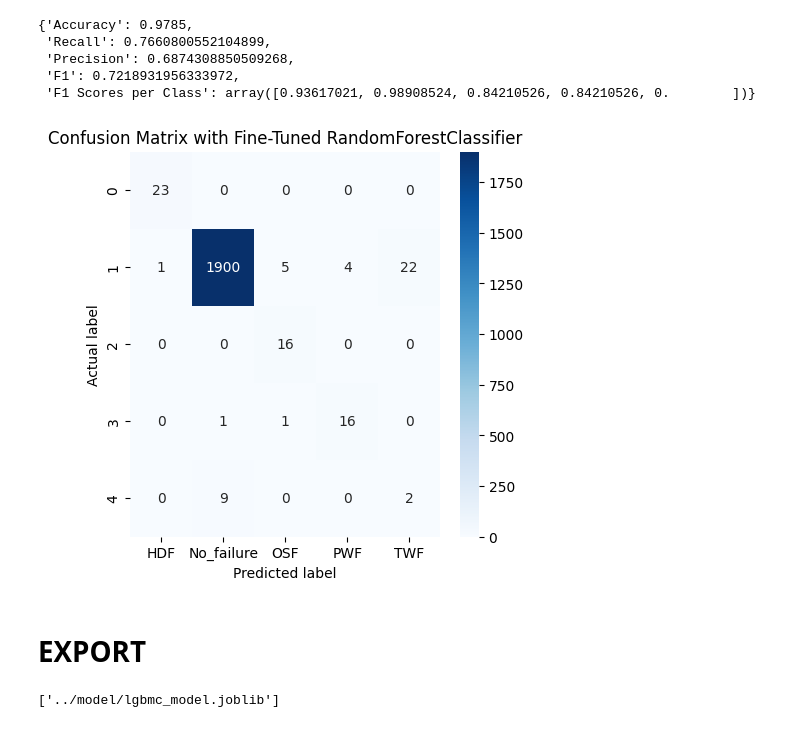
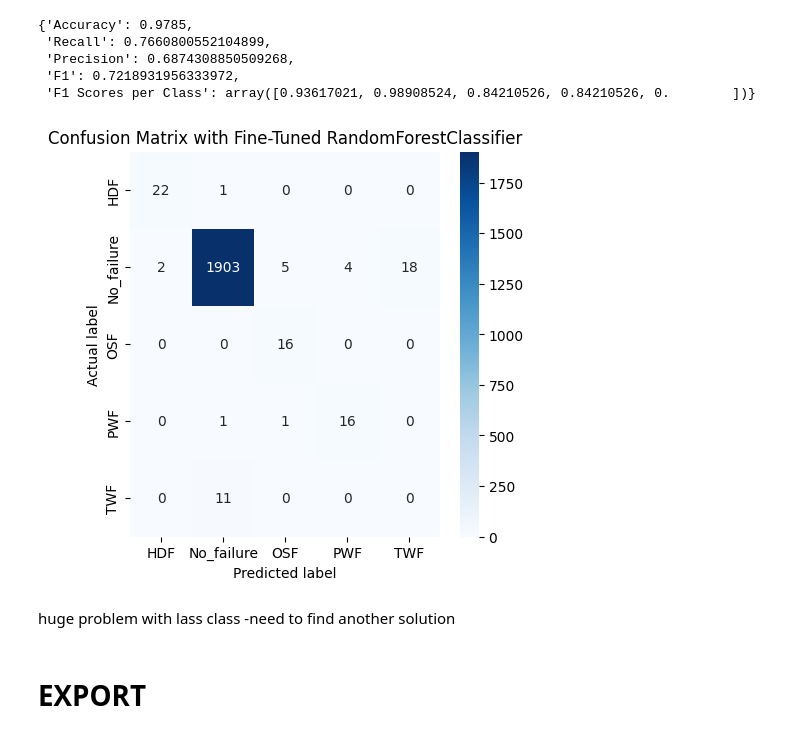
Before and after one commit to Konarovic/Maintenance, a Jupyter notebook: notebook/1_exploration.ipynb, the cells around one changed output. Drawn from its saved outputs; the diff is of its cells as text; code cells hidden in the pictures.

Commit message:
best model update

```diff
--- a/notebook/1_exploration.ipynb
+++ b/notebook/1_exploration.ipynb
@@ -688,13 +709,2 @@ ValueError: Classification metrics can't handle a mix of multiclass and multicla
 # %% [markdown]
 ### SVC
-# %%
-svc = SVC(kernel='rbf', class_weight='balanced')
-svc.fit(X_train_resampled, y_train_encoded)
-
-y_pred_svc = svc.predict(X_test)
-
-f1_svc = f1_score(y_test_encoded, y_pred_svc, average='weighted')
-print("F1 score:", f1_svc)
-
-predictions_svc = label_encoder.inverse_transform(y_pred_svc)
-print(classification_report(y_test_encoded, predictions_svc))
@@ -713,0 +711,11 @@ weighted avg       0.97      0.68      0.79      2000
+# %%
+svc_clf = SVC(kernel='rbf', C=1.0)
+svc_clf.fit(X_train_resampled, y_train_encoded)
+
+y_test_encoded_svc = label_encoder.transform(y_test)
+
+# Prédire sur les données de test
+y_pred_svc = svc_clf.predict(X_test)
+
+# Calculer les métriques
+print(classification_report(y_test_encoded_svc, y_pred_svc))
@@ -713,0 +734,15 @@ weighted avg       0.97      0.68      0.79      2000
+# %%
+# test CSV custom weight
+
+class_weights = {0: 4, 1: 2, 2: 3, 3: 2, 4: 4}
+
+svc_clf_cw = SVC(kernel='rbf', C=1.0, class_weight=class_weights)
+svc_clf_cw.fit(X_train_resampled, y_train_encoded)
+
+y_test_encoded_svc_cw = label_encoder.transform(y_test)
+
+# Prédire sur les données de test
+y_pred_svc_cw = svc_clf_cw.predict(X_test)
+
+# Calculer les métriques
+print(classification_report(y_test_encoded_svc_cw, y_pred_svc_cw))
@@ -716,10 +763,10 @@ weighted avg       0.97      0.68      0.79      2000
 # %%
 lgbmc_clf = LGBMClassifier(class_weight='balanced',num_leaves=31, n_estimators=100, objective='multiclass', random_state=42)
-lgbmc_clf.fit(X_train_resampled, y_train_encoded)
+lgbmc_clf.fit(X_train_resampled, y_train_resampled)
 
 # Prédire sur les données de test
 y_pred_lgbmc = lgbmc_clf.predict(X_test)
 
 # Calculer les métriques
-print(classification_report(y_test_encoded, y_pred_lgbmc))
+print(classification_report(y_test, y_pred_lgbmc))
 # %% [output]
@@ -824,24 +876,20 @@ get_metrics(y_test_encoded, y_pred_lgbmc_tuned)
 # %%
 #conf matrix
 
-cm = confusion_matrix(y_test_encoded, y_pred_lgbmc)
+cm = confusion_matrix(y_test_encoded, y_pred_lgbmc_tuned)
 
 plt.figure(figsize=(5, 5))
 sns.heatmap(cm, annot=True, fmt='d', cmap='Blues',
             xticklabels=np.unique(y_test),
             yticklabels=np.unique(y_pred_lgbmc))
 plt.ylabel('Actual label')
 plt.xlabel('Predicted label')
 plt.title('Confusion Matrix with Fine-Tuned RandomForestClassifier')
 plt.show()
 # %% [output]
-[figure, old version]
+[figure, new version]
+# %% [markdown]
+huge problem with lass class
+-need to find another solution
 # %% [markdown]
 # EXPORT
-# %%
-# model export
-import joblib
-
-joblib.dump(lgbmc_tuned_model, '../model/lgbmc_model.joblib')
-# %% [output]
-['../model/lgbmc_model.joblib']
```
Also changed, not shown: parts of 19 cells of this notebook, 3 other files.
